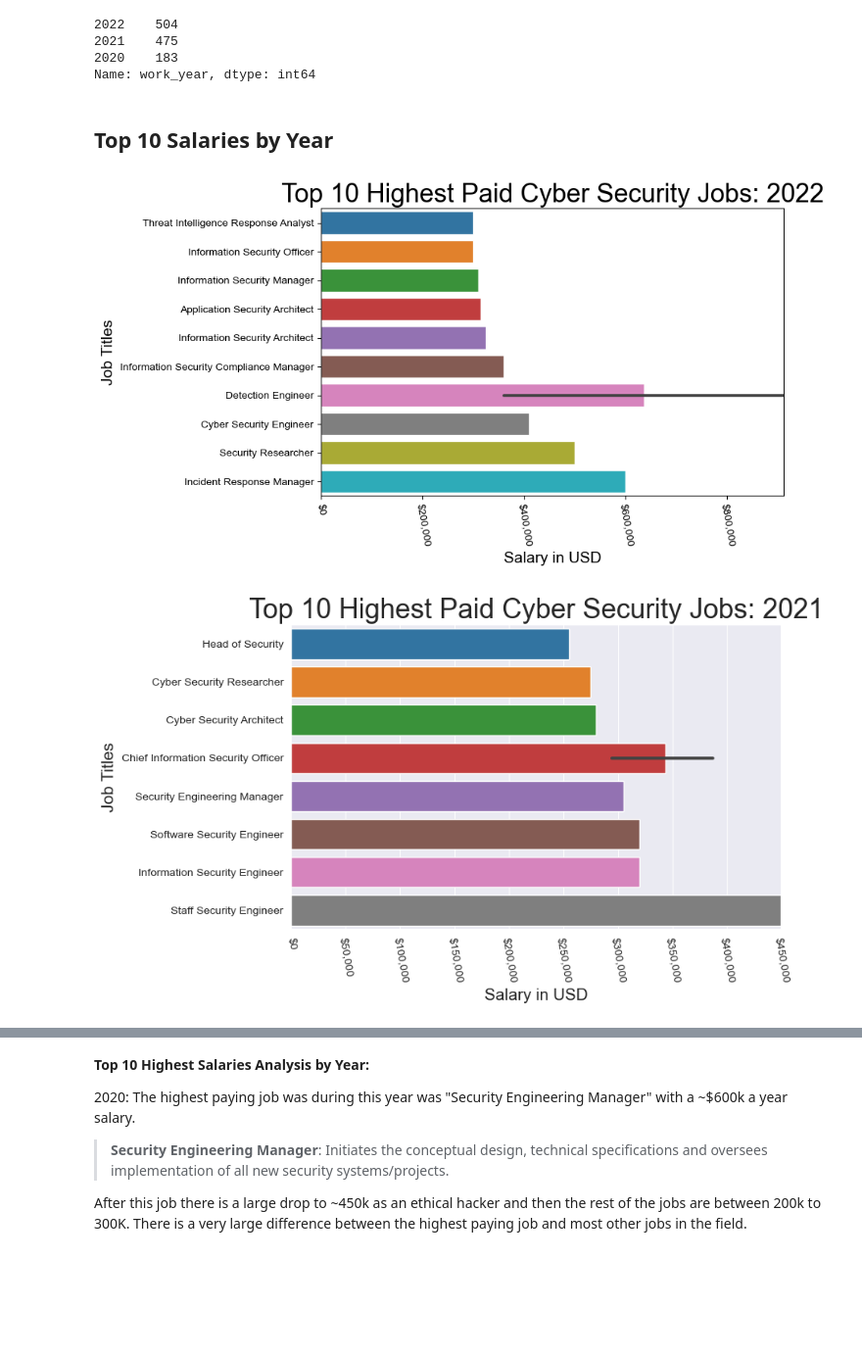
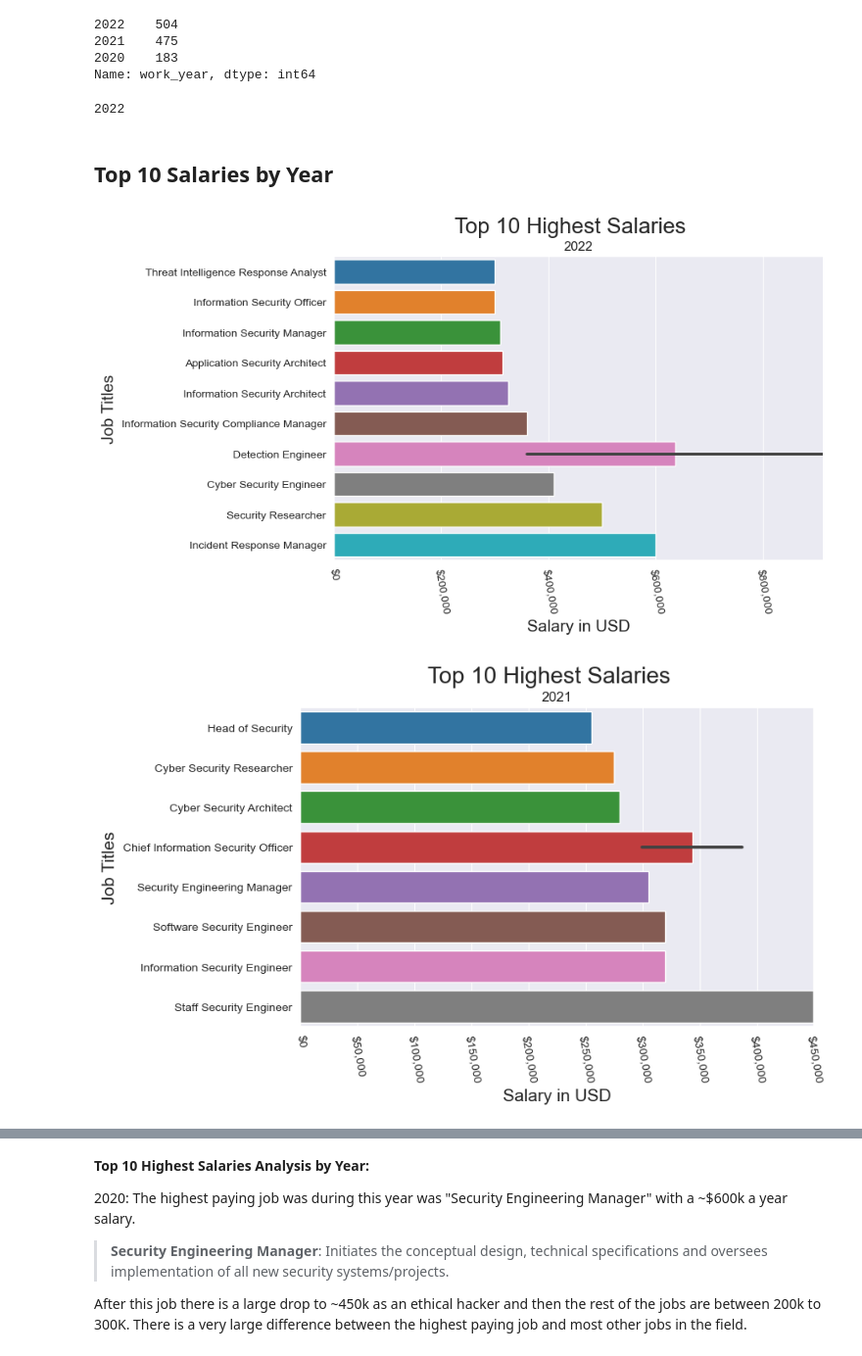
Before and after one commit to SantosAbimaelRomero/Cyber-Security-Salaries, a Jupyter notebook: Cyber Security Salary Presentation.ipynb, the cells around one changed output, grey strips where cells are left out. Shown at 98% size. Drawn from its saved outputs; the diff is of its cells as text; code cells hidden in the pictures; blank space fills up the shorter version.

```diff
--- a/Cyber Security Salary Presentation.ipynb
+++ b/Cyber Security Salary Presentation.ipynb
@@ -273,28 +273,33 @@ df_2020 = df.loc[df['work_year'] == 2020].copy()
 df_2022 = df_2022.sort_values(by='salary_in_usd')
 df_2021 = df_2021.sort_values(by='salary_in_usd')
 df_2020 = df_2020.sort_values(by='salary_in_usd')
+# %%
+pd.unique(df_2022['work_year']).item()
+# %% [output]
+2022
 # %% [markdown]
 ## Top 10 Salaries by Year
 # %%
-def top_10(data, year, h_or_l):
+def top_10(data):
     price_fmt = mpl.ticker.StrMethodFormatter('${x:,.0f}')
 
     fig, ax = plt.subplots(figsize= (8,5))
     sns.set_style("darkgrid")
 
-    sns.barplot(data=data, y='job_title', x='salary_in_usd')
+    sns.barplot(data=data.tail(11), y='job_title', x='salary_in_usd')
     plt.xticks(rotation=-80)
     plt.ylabel('Job Titles', fontsize=15)
     plt.xlim(left=0, right=data['salary_in_usd'].max())
     plt.xlabel('Salary in USD', fontsize=15)
     ax.xaxis.set_major_formatter(price_fmt)
-    plt.title(f'Top 10 {h_or_l} Paid Cyber Security Jobs: {year}', fontsize=25);
+    plt.title(f"{pd.unique(data['work_year']).item()}");
+    plt.suptitle(f"Top 10 Highest Salaries", fontsize=20)
 # %%
-top_10(df_2022.tail(11), '2022', 'Highest')
+top_10(df_2022)
 # %% [output]
-[figure, old version]
+[figure, new version]
 # %%
-top_10(df_2021.tail(11), '2021', 'Highest')
+top_10(df_2021)
 # %% [output]
-[figure, old version]
+[figure, new version]
 # %%
```
Also changed, not shown: parts of 15 cells of this notebook.
